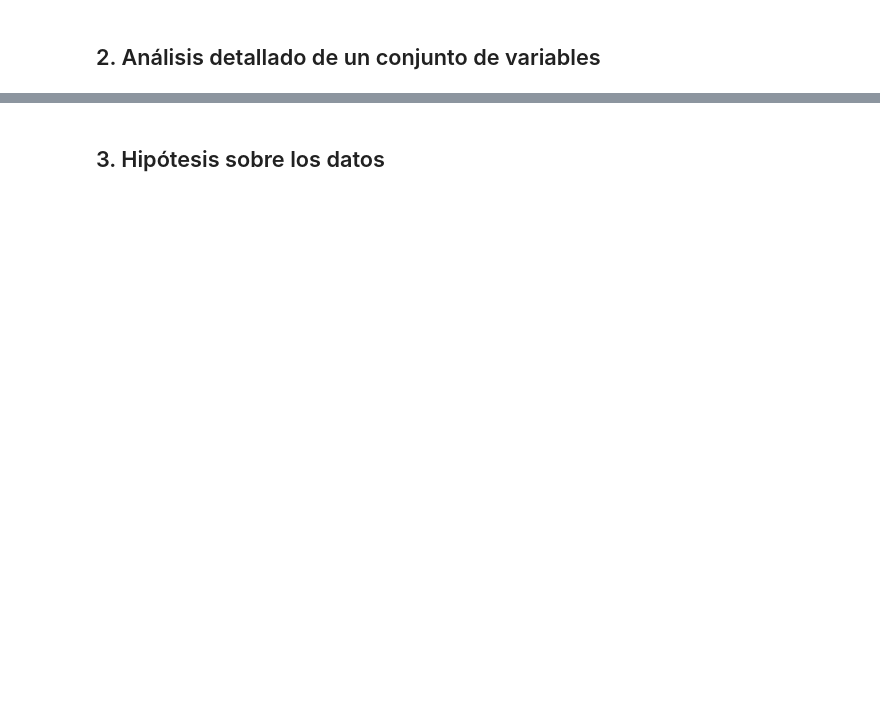
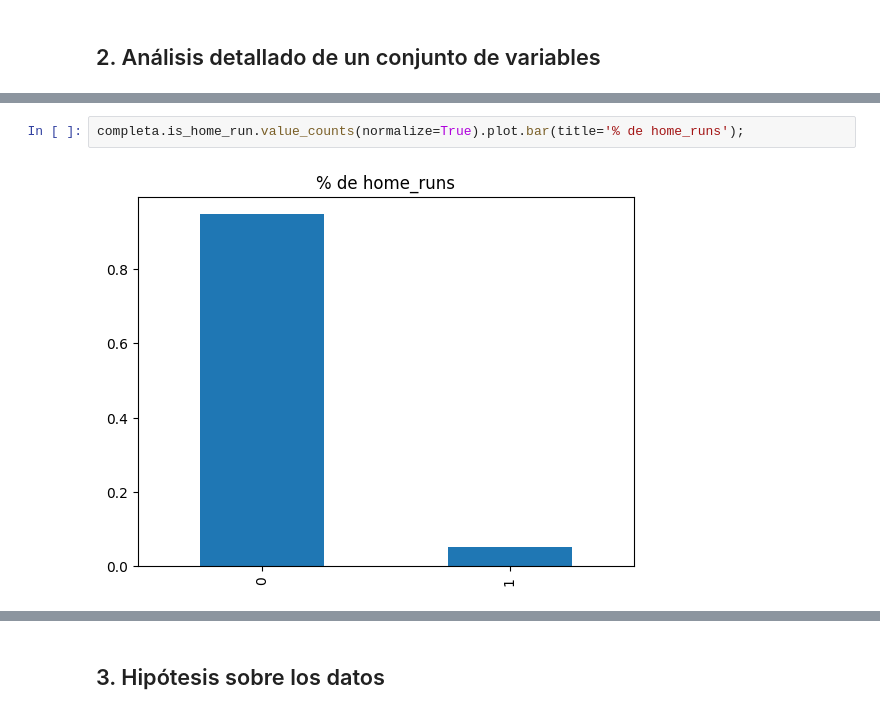
Before and after one commit to MatiasWilliner/TP_ML_Dominguez_Lastra_Williner, a Jupyter notebook: tp1_EDA.ipynb, the cells around one changed output, grey strips where cells are left out. Saved outputs shown, nothing was run; the diff lists cells and outputs as text; blank space fills up the shorter version.

```diff
--- a/tp1_EDA.ipynb
+++ b/tp1_EDA.ipynb
@@ -125,0 +145,4 @@ Name: NAME, dtype: object
+# %%
+completa.is_home_run.value_counts(normalize=True).plot.bar(title='% de home_runs');
+# %% [output]
+[figure, added]
```
Also changed, not shown: parts of 16 cells of this notebook.
